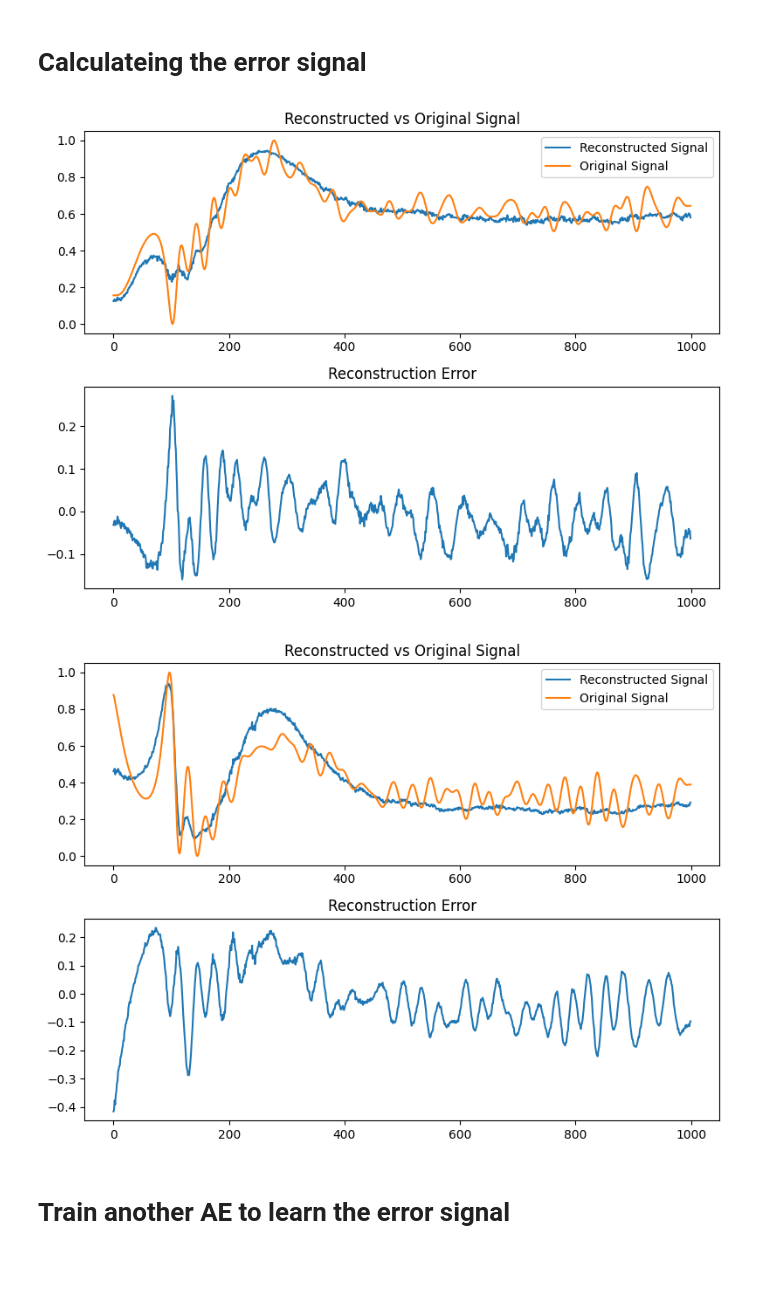
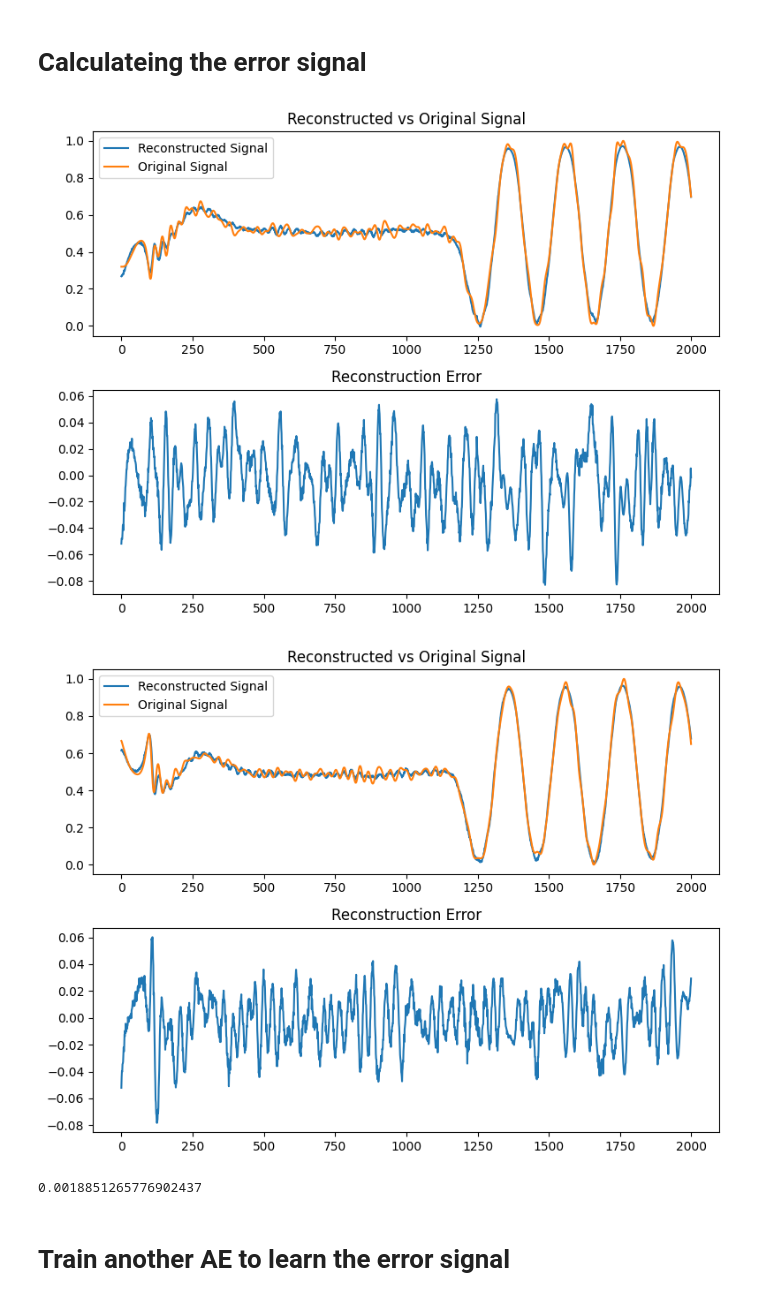
Before and after one commit to mkashani-phd/AnomolyDetection, a Jupyter notebook: VAE_LSTM.ipynb, the cells around one changed output. Drawn from its saved outputs; the diff is of its cells as text; code cells hidden in the pictures; blank space fills up the shorter version.

```diff
--- a/VAE_LSTM.ipynb
+++ b/VAE_LSTM.ipynb
@@ -12,14 +12,14 @@ import torch.nn.functional as F
 from sklearn.model_selection import train_test_split
 import sklearn.preprocessing
 
-import Models.VAE_LSTM_CNN
+import src.VAE_LSTM_CNN  as VAE_LSTM_CNN
 import src.IQ as IQ
 
 
 DEVICE = torch.device("cuda" if torch.cuda.is_available() else "cpu")
 print("Using DEVICE: ", DEVICE)
 
-SAMPLE_CHOPPED = 1000
+SAMPLE_CHOPPED = 2000
 
 myclient = pymongo.MongoClient("mongodb://localhost:27017/")
 # myclient = pymongo.MongoClient("mongodb://test:12345678910111213@SG-pine-beat-9444-57323.servers.mongodirector.com:27017/BLE")
@@ -125,27 +137,31 @@ torch.save(VAE_ONBODY.state_dict(), 'Models/VAE_ONBODY.pth')
 # %% [markdown]
 # Calculateing the error signal
 # %%
-latent_dim = 20    # Latent space dimension
-VAE_ONBODY = Models.VAE_LSTM_CNN.ConvVAE(seq_length=SAMPLE_CHOPPED, latent_dim=latent_dim).to(DEVICE)
+latent_dim = 30    # Latent space dimension
+VAE_ONBODY = VAE_LSTM_CNN.Autoencoder(seq_length=SAMPLE_CHOPPED, latent_dim=latent_dim).to(DEVICE)
 VAE_ONBODY.load_state_dict(torch.load('Models/VAE_ONBODY.pth'))
-ONBODY_RECONSTRUCTED = VAE_ONBODY.forward(X_tensor)[0]
+ONBODY_RECONSTRUCTED = VAE_ONBODY.forward(X_tensor)
 ERROR_ONBODY = ONBODY_RECONSTRUCTED - X_tensor
 
 for i in range(2):
     plt.figure(figsize=(8,6))
     plt.subplot(2,1,1)
     plt.plot(ONBODY_RECONSTRUCTED[i].cpu().detach().numpy().reshape(-1), label='Reconstructed Signal')
     plt.plot(X_tensor[i].cpu().detach().numpy().reshape(-1), label='Original Signal')
     plt.title('Reconstructed vs Original Signal')
     plt.legend()
     plt.subplot(2,1,2)
     plt.plot(ERROR_ONBODY[i].cpu().detach().numpy().reshape(-1))
     plt.title('Reconstruction Error')
     plt.tight_layout()
     plt.show()
 # %% [output]
-[figure, old version]
+[figure, new version]
-[figure, old version]
+[figure, new version]
+# %%
+criterion(ONBODY_RECONSTRUCTED, X_tensor).item()
+# %% [output]
+0.0018851265776902437
 # %%
 errorDF = pd.DataFrame()
 # Save the error
```
Also changed, not shown: parts of 14 cells of this notebook, 2 other files.
